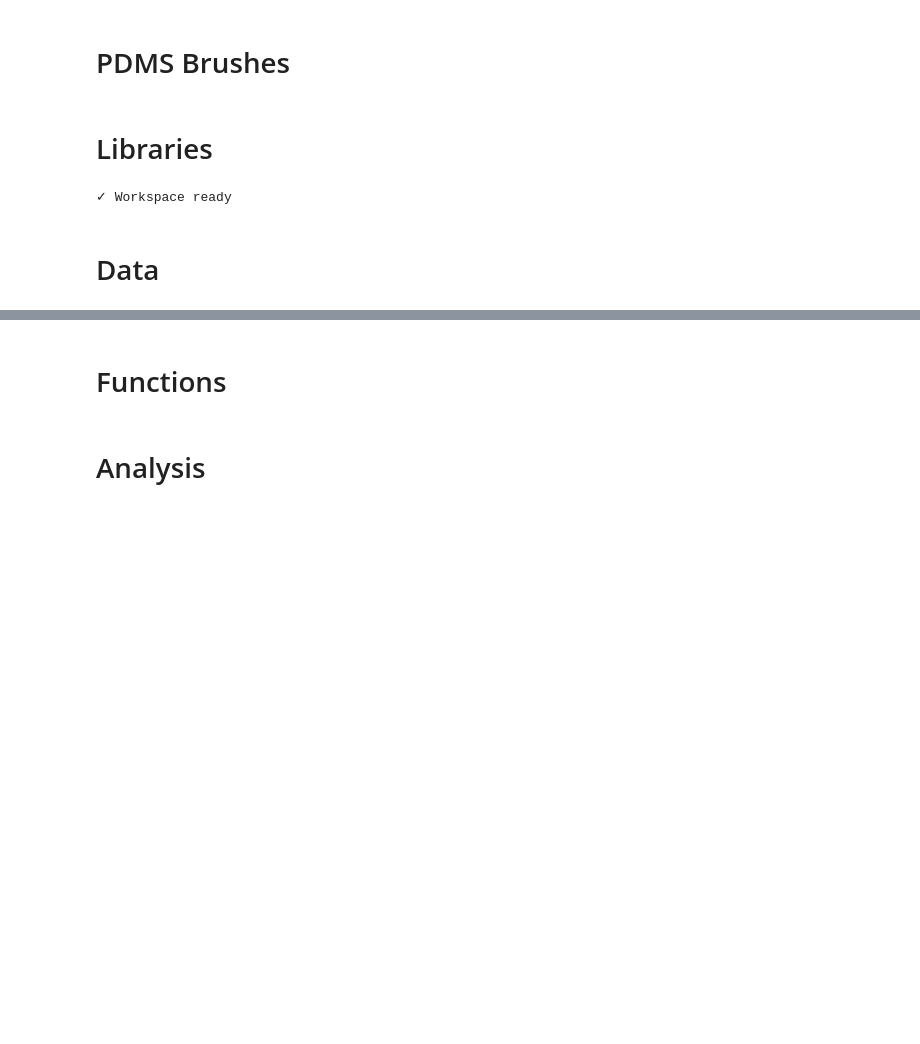
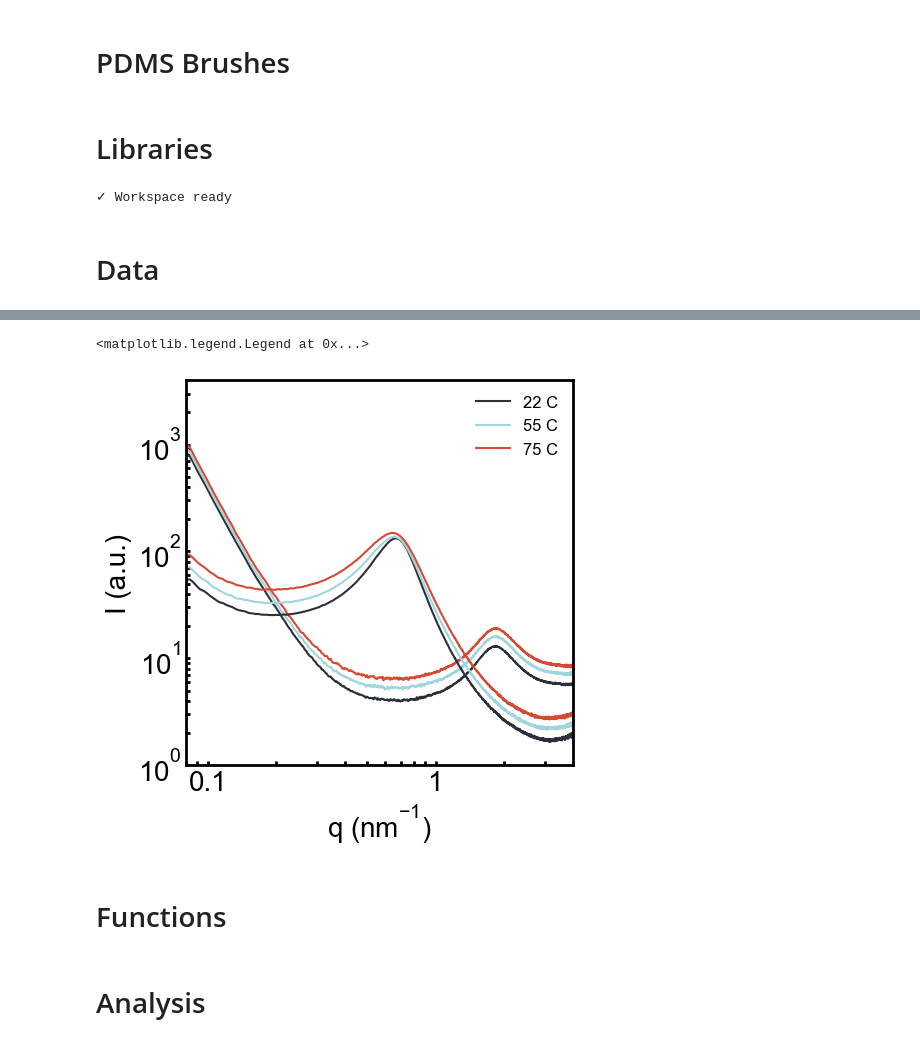
Before and after one commit to Akmalumarov/X_Ray_Scattering_Analysis, a Jupyter notebook: projects/Brushes/PDMS_brushes/ihsc1916.ipynb, the cells around one changed output, grey strips where cells are left out. Cells and saved outputs as stored; diff of their text form; code cells hidden in the pictures; blank space fills up the shorter version.

```diff
--- a/projects/Brushes/PDMS_brushes/ihsc1916.ipynb
+++ b/projects/Brushes/PDMS_brushes/ihsc1916.ipynb
@@ -30,3 +70,83 @@ plt.semilogy()
+# %%
+# Figure settings
+linewidth = 3
+
+# Set font to Arial for all text
+plt.rcParams['font.family'] = 'Arial'
+plt.rcParams['mathtext.fontset'] = 'custom'
+plt.rcParams['mathtext.rm'] = 'Arial'
+plt.rcParams['mathtext.it'] = 'Arial'
+plt.rcParams['mathtext.bf'] = 'Arial'
+
+fig, ax = plt.subplots(1, 1, figsize=(5, 5))
+
+Exp = Exp_empty
+q, I_empty = Exp.get_1d_SAXS()
+#
+Tr_empty = Exp.get_Tr_profile()[0]
+
+Exp = Exp_M11
+q, I_average = Exp.average_1d(range(1, 10 ))
+Tr = np.mean(Exp.get_Tr_profile()[1:10])
+ax.plot(q, I_average / Tr - I_empty * Tr_empty * 0.9, label='22 C', color='#2B303A')
+
+
+q, I_average = Exp.average_1d(range(11, 13 ))
+Tr = np.mean(Exp.get_Tr_profile()[11:13])
+ax.plot(q, (I_average / Tr - I_empty * Tr_empty * 0.9)*1.1, label='55 C', color='#A0D5DD')
+
+q, I_average = Exp.average_1d(range(13, 15))
+Tr = np.mean(Exp.get_Tr_profile()[13:])
+ax.plot(q, (I_average / Tr - I_empty * Tr_empty * 0.9)*1.21, label='75 C', color='#D64933')
+
+Exp = Exp_NG7
+q, I_average = Exp.average_1d(range(6 ))
+Tr = np.mean(Exp.get_Tr_profile()[:6])
+ax.plot(q, I_average / Tr - I_empty * Tr_empty * 0.9, color='#2B303A')
+
+
+q, I_average = Exp.average_1d(range(6, 8 ))
+Tr = np.mean(Exp.get_Tr_profile()[6:8])
+ax.plot(q,( I_average / Tr - I_empty * Tr_empty * 0.9) * 1.1, color='#A0D5DD')
+
+q, I_average = Exp.average_1d(range(8, 10))
+Tr = np.mean(Exp.get_Tr_profile()[8:])
+ax.plot(q, (I_average / Tr - I_empty * Tr_empty * 0.9) * 1.21, color='#D64933')
+
+
+
+ax.set_xlim(0.08, 4)
+ax.set_ylim(1, 4e3)
+
+for axis in ['top','bottom','left','right']:
+    ax.spines[axis].set_linewidth(2)
+
+ax.set_xticks([0.1, 1, 2])
+ax.get_xaxis().set_major_formatter(matplotlib.ticker.ScalarFormatter())
+ax.xaxis.set_major_formatter(ScalarFormatter())
+ax.tick_params(axis="both",which='both',direction="in", width=2, length=3)
+
+# Labels - use text instead of ma     th mode
+ax.set_xlabel('q (nm$^{-1}$)', fontname='Arial', fontsize=20)
+ax.set_ylabel('I (a.u.)', fontname='Arial', fontsize=20)
+
+ax.set_xscale('log')
+ax.set_yscale('log')
+
+# Set decimal format for x-axis ticks without trailing zeros
+ax.get_xaxis().set_major_formatter(plt.FormatStrFormatter('%g'))
+
+# Set Arial font for tick labels
+ax.tick_params(axis='both', which='major', labelsize=20)
+for tick in ax.get_xticklabels():
+    tick.set_fontname('Arial')
+for tick in ax.get_yticklabels():
+    tick.set_fontname('Arial')
+
+plt.legend(frameon=False, fontsize=12)
+# %% [output]
+<matplotlib.legend.Legend at 0x...>
+[figure, added]
 # %% [markdown]
 # Functions
 # %%
```
Also changed, not shown: parts of 15 cells of this notebook, 6 other files.
